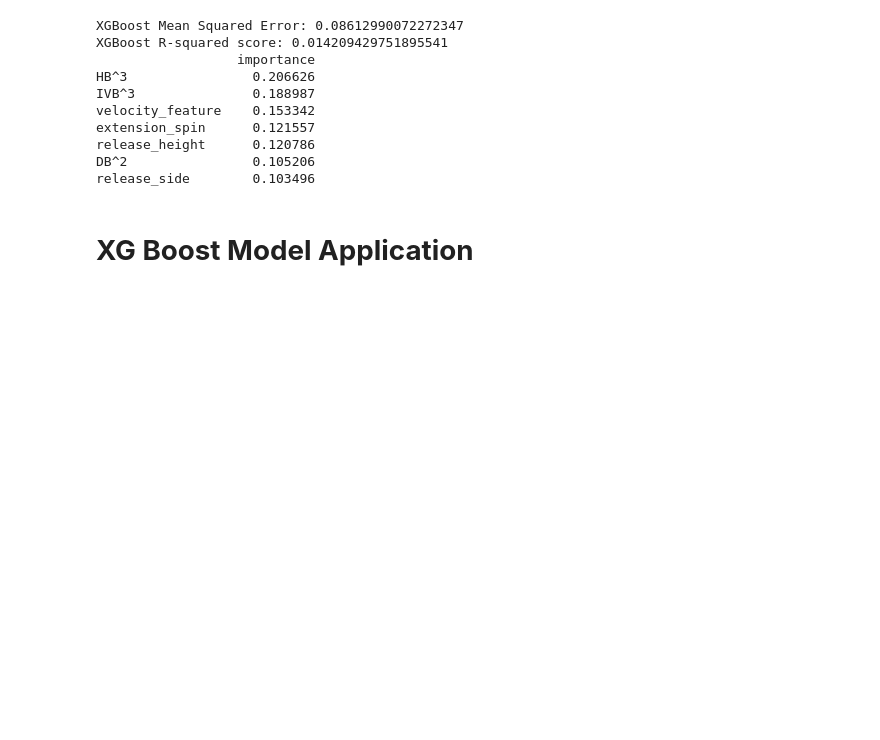
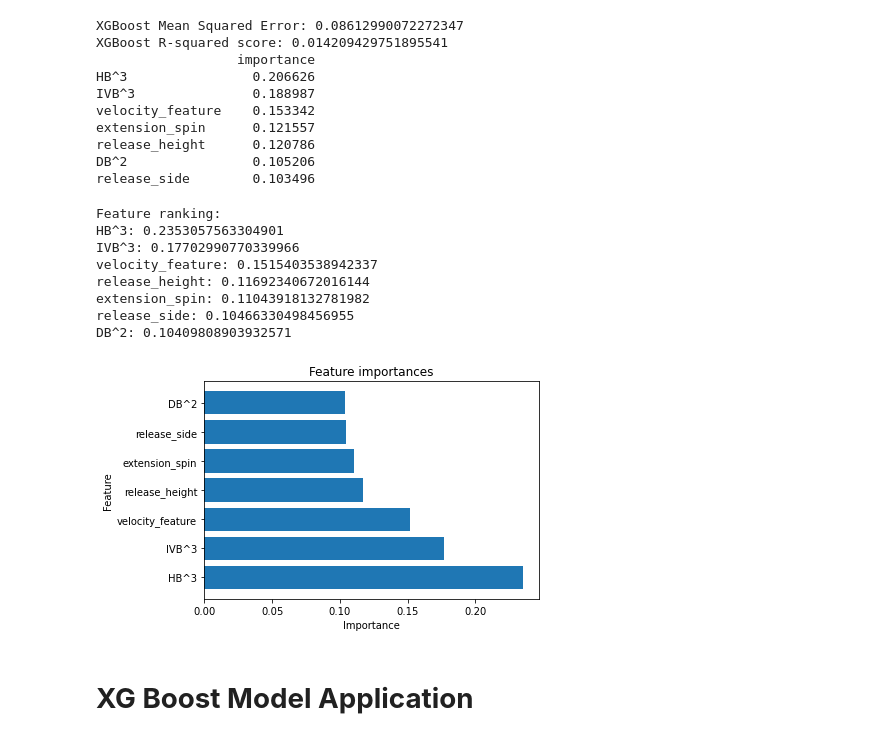
Before and after one commit to genocous/si_339_final_project, a Jupyter notebook: Python Code/stuff_plus.ipynb, the cells around one changed output. Saved outputs shown, nothing was run; the diff lists cells and outputs as text; code cells hidden in the pictures; blank space fills up the shorter version.

```diff
--- a/Python Code/stuff_plus.ipynb
+++ b/Python Code/stuff_plus.ipynb
@@ -463,6 +463,39 @@ extension_spin      0.121557
 release_height      0.120786
 DB^2                0.105206
 release_side        0.103496
+# %%
+# Assuming X is your feature matrix and y is the target variable
+model = xgb.XGBRegressor(n_estimators=254, learning_rate=0.02521371583925624, max_depth=6, reg_alpha=1.0387116997045198, reg_lambda=0.47113390095546825, random_state=1)
+
+model.fit(X, y)
+
+# Get feature importances
+importances = model.feature_importances_
+
+# Sort features by importance
+sorted_indices = np.argsort(importances)[::-1]
+
+# Print the feature ranking
+print("Feature ranking:")
+for i in range(X.shape[1]):
+    print(f"{X.columns[sorted_indices[i]]}: {importances[sorted_indices[i]]}")
+
+# Create a bar chart of feature importances
+plt.barh(X.columns[sorted_indices], importances[sorted_indices])
+plt.xlabel('Importance')
+plt.ylabel('Feature')
+plt.title('Feature importances')
+plt.show()
+# %% [output]
+Feature ranking:
+HB^3: 0.2353057563304901
+IVB^3: 0.17702990770339966
+velocity_feature: 0.1515403538942337
+release_height: 0.11692340672016144
+extension_spin: 0.11043918132781982
+release_side: 0.10466330498456955
+DB^2: 0.10409808903932571
+[figure, added]
 # %% [markdown]
 # **XG Boost Model Application**
 # %%
```
Also changed, not shown: parts of 2 cells of this notebook, 2 other files.
